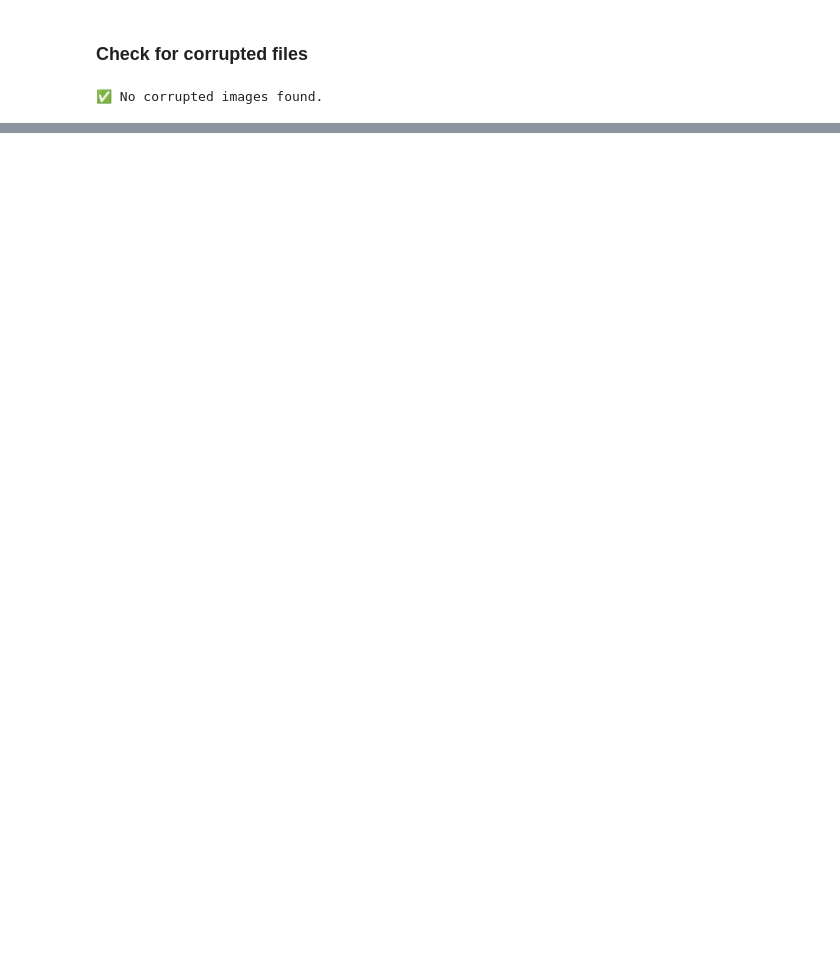
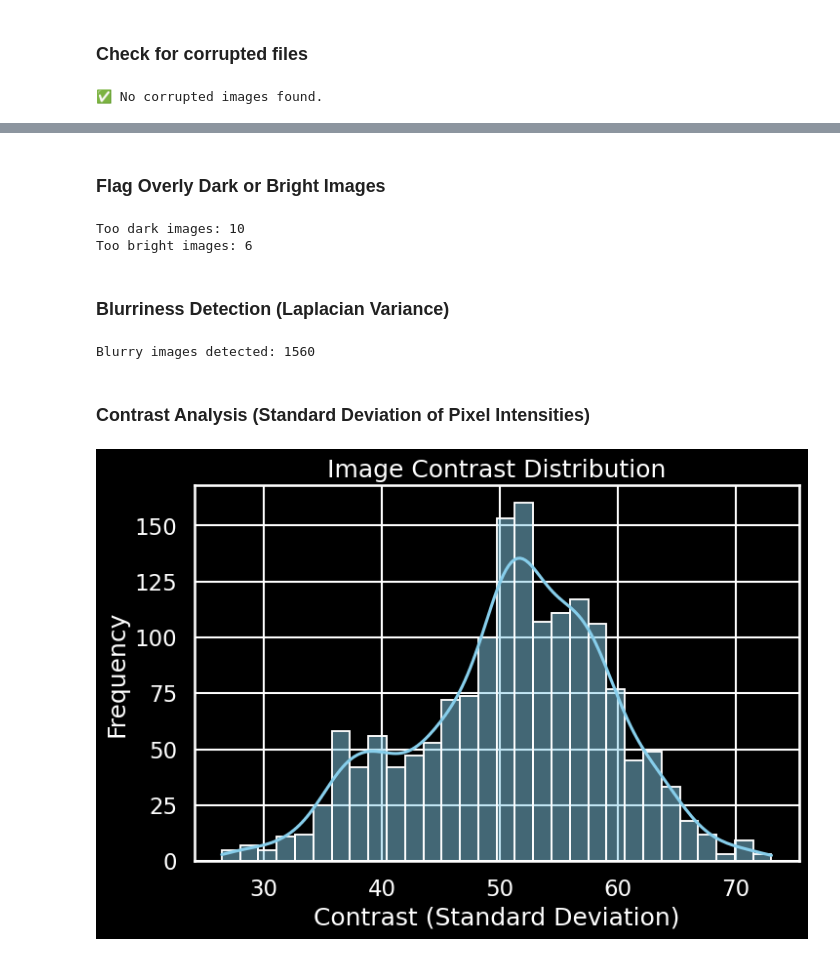
Before and after one commit to anjorisarabhai/veinsecure-palm-vein-authentication, a Jupyter notebook: notebooks/Palm_Vein_EDA.ipynb, the cells around one changed output, grey strips where cells are left out. Cells and saved outputs as stored; diff of their text form; code cells hidden in the pictures; blank space fills up the shorter version.

```diff
--- a/notebooks/Palm_Vein_EDA.ipynb
+++ b/notebooks/Palm_Vein_EDA.ipynb
@@ -264,0 +451,54 @@ else:
+# %% [markdown]
+### **Flag Overly Dark or Bright Images**
+# %%
+# Thresholds can be adjusted
+too_dark = df_brightness[df_brightness["Mean Brightness"] < 50]
+too_bright = df_brightness[df_brightness["Mean Brightness"] > 163]
+
+print(f"Too dark images: {len(too_dark)}")
+print(f"Too bright images: {len(too_bright)}")
+# %% [output]
+Too dark images: 10
+Too bright images: 6
+# %% [markdown]
+### **Blurriness Detection (Laplacian Variance)**
+# %%
+def is_blurry(image, threshold=100.0):
+    gray = cv2.cvtColor(image, cv2.COLOR_BGR2GRAY)
+    laplacian_var = cv2.Laplacian(gray, cv2.CV_64F).var()
+    return laplacian_var < threshold, laplacian_var
+
+blurry_images = []
+for i, path in enumerate(image_paths):
+    img = cv2.imread(path)
+    if img is not None:
+        blurry, score = is_blurry(img)
+        if blurry:
+            blurry_images.append((path, score))
+
+print(f"Blurry images detected: {len(blurry_images)}")
+# %% [output]
+Blurry images detected: 1560
+# %% [markdown]
+### **Contrast Analysis (Standard Deviation of Pixel Intensities)**
+# %%
+def compute_contrast(image):
+    gray = cv2.cvtColor(image, cv2.COLOR_BGR2GRAY)
+    return np.std(gray)
+
+contrast_scores = []
+for path in image_paths:
+    img = cv2.imread(path)
+    if img is not None:
+        contrast = compute_contrast(img)
+        contrast_scores.append(contrast)
+
+# Plotting contrast distribution
+plt.figure(figsize=(8, 5))
+sns.histplot(contrast_scores, bins=30, kde=True, color='skyblue')
+plt.title('Image Contrast Distribution')
+plt.xlabel('Contrast (Standard Deviation)')
+plt.ylabel('Frequency')
+plt.show()
+# %% [output]
+[figure, added]
```
Also changed, not shown: parts of 22 cells of this notebook.
